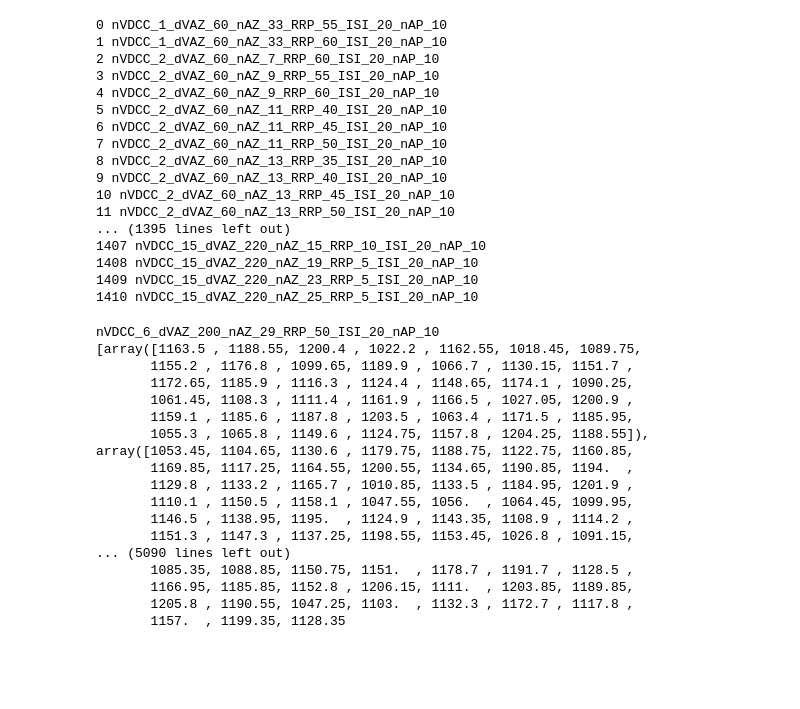
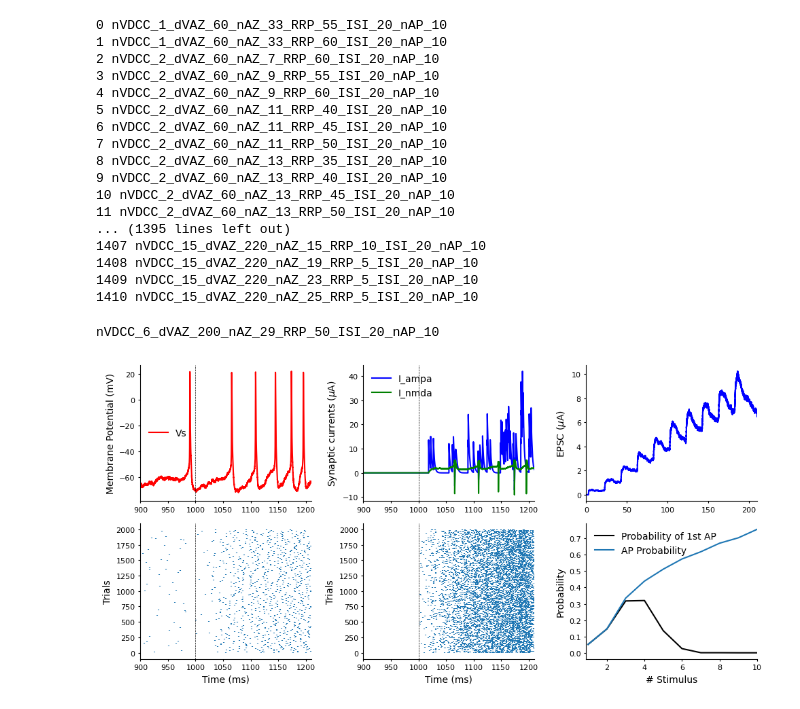
Before and after one commit to nishs1729/MFB, a Jupyter notebook: model_brian2/DG_CA3p/model.ipynb, the cells around one changed output. Saved outputs shown, nothing was run; the diff lists cells and outputs as text; code cells hidden in the pictures; blank space fills up the shorter version.

```diff
--- a/model_brian2/DG_CA3p/model.ipynb
+++ b/model_brian2/DG_CA3p/model.ipynb
@@ -135,27 +135,11 @@ else:
             for k in vesData[az].keys():
                 vrel_times[i] += [(1+float(a))*1000 for a in vesData[az][k][i]] # Convert to ms
 
-vrel_times = [np.array(v) for v in vrel_times]
+vrel_times = [np.sort(v) for v in vrel_times]
 # print(vrel_times)
 
-nMFB, spid, sptimes = get_spike_generator_info(vrel_times[:1000])
+nMFB, spid, sptimes = get_spike_generator_info(vrel_times[:2000])
 # print(nMFB, np.array(spid), np.array(sptimes))
 # %% [output]
 nVDCC_6_dVAZ_200_nAZ_29_RRP_50_ISI_20_nAP_10
-[array([1163.5 , 1188.55, 1200.4 , 1022.2 , 1162.55, 1018.45, 1089.75,
-       1155.2 , 1176.8 , 1099.65, 1189.9 , 1066.7 , 1130.15, 1151.7 ,
-       1172.65, 1185.9 , 1116.3 , 1124.4 , 1148.65, 1174.1 , 1090.25,
-       1061.45, 1108.3 , 1111.4 , 1161.9 , 1166.5 , 1027.05, 1200.9 ,
-       1159.1 , 1185.6 , 1187.8 , 1203.5 , 1063.4 , 1171.5 , 1185.95,
-       1055.3 , 1065.8 , 1149.6 , 1124.75, 1157.8 , 1204.25, 1188.55]), array([1053.45, 1104.65, 1130.6 , 1179.75, 1188.75, 1122.75, 1160.85,
-       1169.85, 1117.25, 1164.55, 1200.55, 1134.65, 1190.85, 1194.  ,
-       1129.8 , 1133.2 , 1165.7 , 1010.85, 1133.5 , 1184.95, 1201.9 ,
-       1110.1 , 1150.5 , 1158.1 , 1047.55, 1056.  , 1064.45, 1099.95,
-       1146.5 , 1138.95, 1195.  , 1124.9 , 1143.35, 1108.9 , 1114.2 ,
-       1151.3 , 1147.3 , 1137.25, 1198.55, 1153.45, 1026.8 , 1091.15,
-... (5090 lines left out)
-       1085.35, 1088.85, 1150.75, 1151.  , 1178.7 , 1191.7 , 1128.5 ,
-       1166.95, 1185.85, 1152.8 , 1206.15, 1111.  , 1203.85, 1189.85,
-       1205.8 , 1190.55, 1047.25, 1103.  , 1132.3 , 1172.7 , 1117.8 ,
-       1157.  , 1199.35, 1128.35
 # %%
@@ -249,31 +234,33 @@ def test_plot(stMCA3p, spMCA3p, vrel_times):
     axs[1,1].set_ylabel("Trials")
 
     ## Synaptic currents
     epscs = -stMCA3p.Iampa[:,int(1000/tstep):]/uA
     tt = stMCA3p.t[int(1000/tstep):]/ms - 1000
     axs[0,2].plot(tt, np.mean(epscs, axis=0), 'b-', label='EPSC')
     axs[0,2].set_ylabel(r"EPSC ($\mu$A)")
     # axs[0,2].legend(frameon=False)
 
     ## AP probability
     nAP = 10
     apProb, ap1Prob = _getAPprob([np.sort([t-1000 for t in (a).tolist() if t>1000]) for a in CA3p_sptimes])
     axs[1,2].plot(range(1, nAP+1), ap1Prob, color='black', label='Probability of 1st AP')
     axs[1,2].plot(range(1,11), apProb, label='AP Probability')
     axs[1,2].set_ylabel("Probability")
     axs[1,2].legend(frameon=False)
 
     axs[1,2].set_xlabel("# Stimulus")
     for ax in axs.ravel():
         ax.spines["right"].set_visible(False)
         ax.spines["top"].set_visible(False)
         ax.tick_params(axis=u'both', which=u'both', length=2, labelsize=8)
         ax.set_xlim(900, 1210)
         ax.axvline(x=1000, color='black', linestyle='--', linewidth=0.5)
 
     axs[0,2].set_xlim(0, 210)
     axs[1,2].set_xlim(0.9,10)
     plt.tight_layout()
     plt.show()
 
-# test_plot(stMCA3p, spMCA3p, vrel_times)
+test_plot(stMCA3p, spMCA3p, vrel_times)
+# %% [output]
+[figure, added]
```
Also changed, not shown: parts of 7 cells of this notebook, 2 other files.
